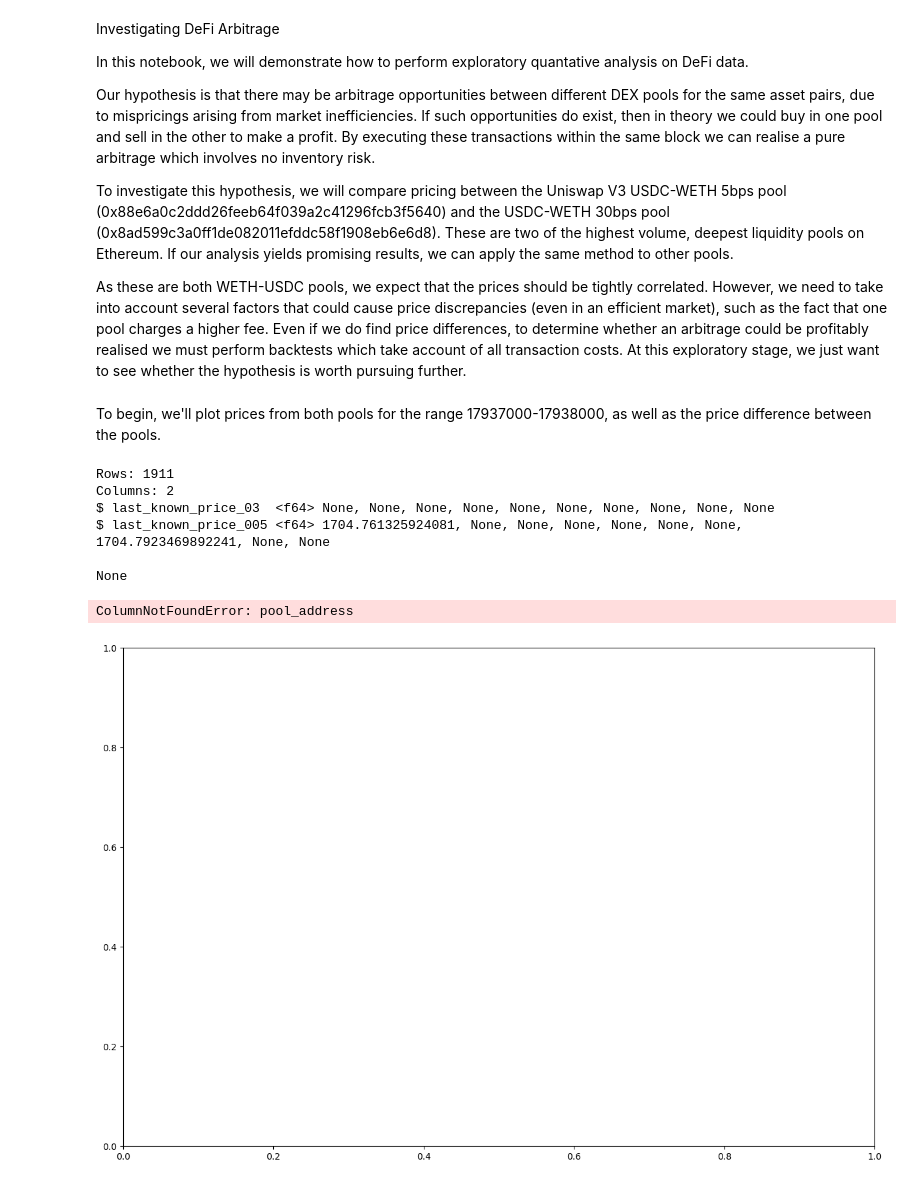
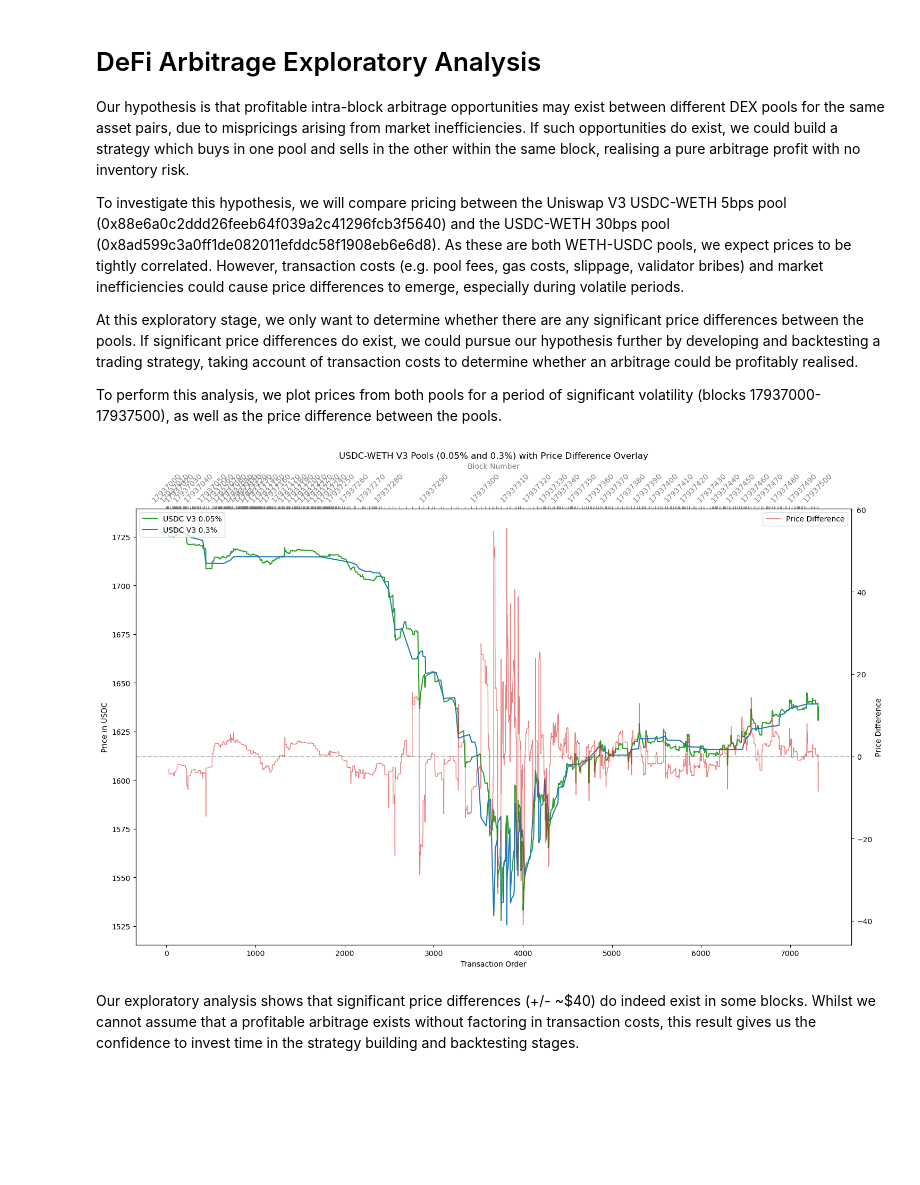
Before and after one commit to 0xGoerliMainnet/dsc-workshop, a Jupyter notebook: arbitrage_study.ipynb, the cells around one changed output. Saved outputs shown, nothing was run; the diff lists cells and outputs as text; code cells hidden in the pictures; blank space fills up the shorter version.

```diff
--- a/arbitrage_study.ipynb
+++ b/arbitrage_study.ipynb
@@ -1,13 +1,11 @@
 # %% [markdown]
-Investigating DeFi Arbitrage
+# DeFi Arbitrage Exploratory Analysis
 
-In this notebook, we will demonstrate how to perform exploratory quantative analysis on DeFi data.
+Our hypothesis is that profitable intra-block arbitrage opportunities may exist between different DEX pools for the same asset pairs, due to mispricings arising from market inefficiencies. If such opportunities do exist, we could build a strategy which buys in one pool and sells in the other within the same block, realising a pure arbitrage profit with no inventory risk.
 
-Our hypothesis is that there may be arbitrage opportunities between different DEX pools for the same asset pairs, due to mispricings arising from market inefficiencies. If such opportunities do exist, then in theory we could buy in one pool and sell in the other to make a profit. By executing these transactions within the same block we can realise a pure arbitrage which involves no inventory risk.
+To investigate this hypothesis, we will compare pricing between the Uniswap V3 USDC-WETH 5bps pool (0x88e6a0c2ddd26feeb64f039a2c41296fcb3f5640) and the USDC-WETH 30bps pool (0x8ad599c3a0ff1de082011efddc58f1908eb6e6d8). As these are both WETH-USDC pools, we expect prices to be tightly correlated. However, transaction costs (e.g. pool fees, gas costs, slippage, validator bribes) and market inefficiencies could cause price differences to emerge, especially during volatile periods.
 
-To investigate this hypothesis, we will compare pricing between the Uniswap V3 USDC-WETH 5bps pool (0x88e6a0c2ddd26feeb64f039a2c41296fcb3f5640) and the USDC-WETH 30bps pool (0x8ad599c3a0ff1de082011efddc58f1908eb6e6d8). These are two of the highest volume, deepest liquidity pools on Ethereum. If our analysis yields promising results, we can apply the same method to other pools.
+At this exploratory stage, we only want to determine whether there are any significant price differences between the pools. If significant price differences do exist, we could pursue our hypothesis further by developing and backtesting a trading strategy, taking account of transaction costs to determine whether an arbitrage could be profitably realised.
 
-As these are both WETH-USDC pools, we expect that the prices should be tightly correlated. However, we need to take into account several factors that could cause price discrepancies (even in an efficient market), such as the fact that one pool charges a higher fee. Even if we do find price differences, to determine whether an arbitrage could be profitably realised we must perform backtests which take account of all transaction costs. At this exploratory stage, we just want to see whether the hypothesis is worth pursuing further.
+To perform this analysis, we plot prices from both pools for a period of significant volatility (blocks 17937000-17937500), as well as the price difference between the pools.
-# %% [markdown]
-To begin, we'll plot prices from both pools for the range 17937000-17938000, as well as the price difference between the pools.
 # %%
@@ -15,6 +13,5 @@ pip install polars numpy matplotlib
 # %%
 import polars as pl
-import numpy as np
 import matplotlib.pyplot as plt
 
 def load_datasets():
@@ -34,15 +31,11 @@ def calculate_price_differences(data):
         .otherwise(pl.lit(None))
         .alias('last_known_price_005'),
 
-        pl.when(pl.col('pool_address') == '8ad599c3A0ff1De082011EFDDc58f1908eb6e6D8')
+        pl.when(pl.col('pool_address') == '8ad599c3a0ff1de082011efddc58f1908eb6e6d8')
         .then(pl.col('price'))
         .otherwise(pl.lit(None))
         .alias('last_known_price_03')
-    ]).select([
-        pl.col("last_known_price_03"),
-        pl.col("last_known_price_005"),
     ])
-    print(data.collect().glimpse())
 
     # Apply forward_fill to fill the gaps
     data = data.with_columns([
@@ -63,11 +56,11 @@ def plot_data(data, from_block, to_block):
     fig, ax1 = plt.subplots(figsize=(15, 10))
 
     # Filter data for each pool address and plot
-    pool_data_005 = data.filter(pl.col('pool_address') == '0x88e6a0c2ddd26feeb64f039a2c41296fcb3f5640')
-    ax1.plot(pool_data_005['combined_order'].to_numpy(), pool_data_005['price'].to_numpy(), linestyle='-', color="#2ca02c", linewidth=1.5, label="USDC V3 0.3%")
+    pool_data_005 = data.filter(pl.col('pool_address') == '88e6a0c2ddd26feeb64f039a2c41296fcb3f5640')
+    ax1.plot(pool_data_005['combined_order'].to_numpy(), pool_data_005['price'].to_numpy(), linestyle='-', color="#2ca02c", linewidth=1.5, label="USDC V3 0.05%")
 
-    pool_data_03 = data.filter(pl.col('pool_address') == '0x8ad599c3A0ff1De082011EFDDc58f1908eb6e6D8')
-    ax1.plot(pool_data_03['combined_order'].to_numpy(), pool_data_03['price'].to_numpy(), linestyle='-', color="#1f77b4", linewidth=1.5, label="USDC V3 0.05%")
+    pool_data_03 = data.filter(pl.col('pool_address') == '8ad599c3a0ff1de082011efddc58f1908eb6e6d8')
+    ax1.plot(pool_data_03['combined_order'].to_numpy(), pool_data_03['price'].to_numpy(), linestyle='-', color="#1f77b4", linewidth=1.5, label="USDC V3 0.3%")
 
     # Secondary y-axis for the price difference
     ax3 = ax1.twinx()
@@ -93,7 +86,7 @@ def plot_data(data, from_block, to_block):
 
     # Retrieve unique block numbers and create label blocks
     all_blocks = data['block_number'].unique().to_list()
-    label_blocks = list(range(from_block, to_block + 1, 5))
+    label_blocks = list(range(from_block, to_block + 1, 10))
 
     # Setting x-ticks and x-tick labels
     ax2.set_xticks([block_order_dict.get(block, None) for block in all_blocks])
@@ -106,40 +99,35 @@ def plot_data(data, from_block, to_block):
 
     # Set labels for the secondary x-axis
     ax2.set_xlabel('Block Number', color='gray')
     ax2.tick_params(axis='x', colors='gray')
 
     plt.title('USDC-WETH V3 Pools (0.05% and 0.3%) with Price Difference Overlay')
     plt.tight_layout()
 
     # Show the plot
     plt.show()
 
 def main():
-    from_block = 17937275
-    to_block = 17937325
+    from_block = 17937000
+    to_block = 17937500
 
     data = load_datasets()
     limited_data = limit_data_by_block(data, from_block, to_block)
     combined_data_sorted = sort_data(limited_data)
 
     # Adjusted part for adding combined_order
     combined_data_sorted = combined_data_sorted.with_columns(
         [pl.arange(0, pl.count()).alias('combined_order')]
     )
 
     combined_data_sorted = calculate_price_differences(combined_data_sorted).collect()
 
     # print(combined_data_sorted.glimpse())
     plot_data(combined_data_sorted, from_block, to_block)
 
 if __name__ == "__main__":
     main()
 # %% [output]
-Rows: 1911
-Columns: 2
-$ last_known_price_03  <f64> None, None, None, None, None, None, None, None, None, None
-$ last_known_price_005 <f64> 1704.761325924081, None, None, None, None, None, None, 1704.7923469892241, None, None
-
-None
-ColumnNotFoundError: pool_address
-[figure, old version]
+[figure, new version]
+# %% [markdown]
+Our exploratory analysis shows that significant price differences (+/- ~$40) do indeed exist in some blocks. Whilst we cannot assume that a profitable arbitrage exists without factoring in transaction costs, this result gives us the confidence to invest time in the strategy building and backtesting stages.
```
Also changed, not shown: parts of 1 cell of this notebook.
